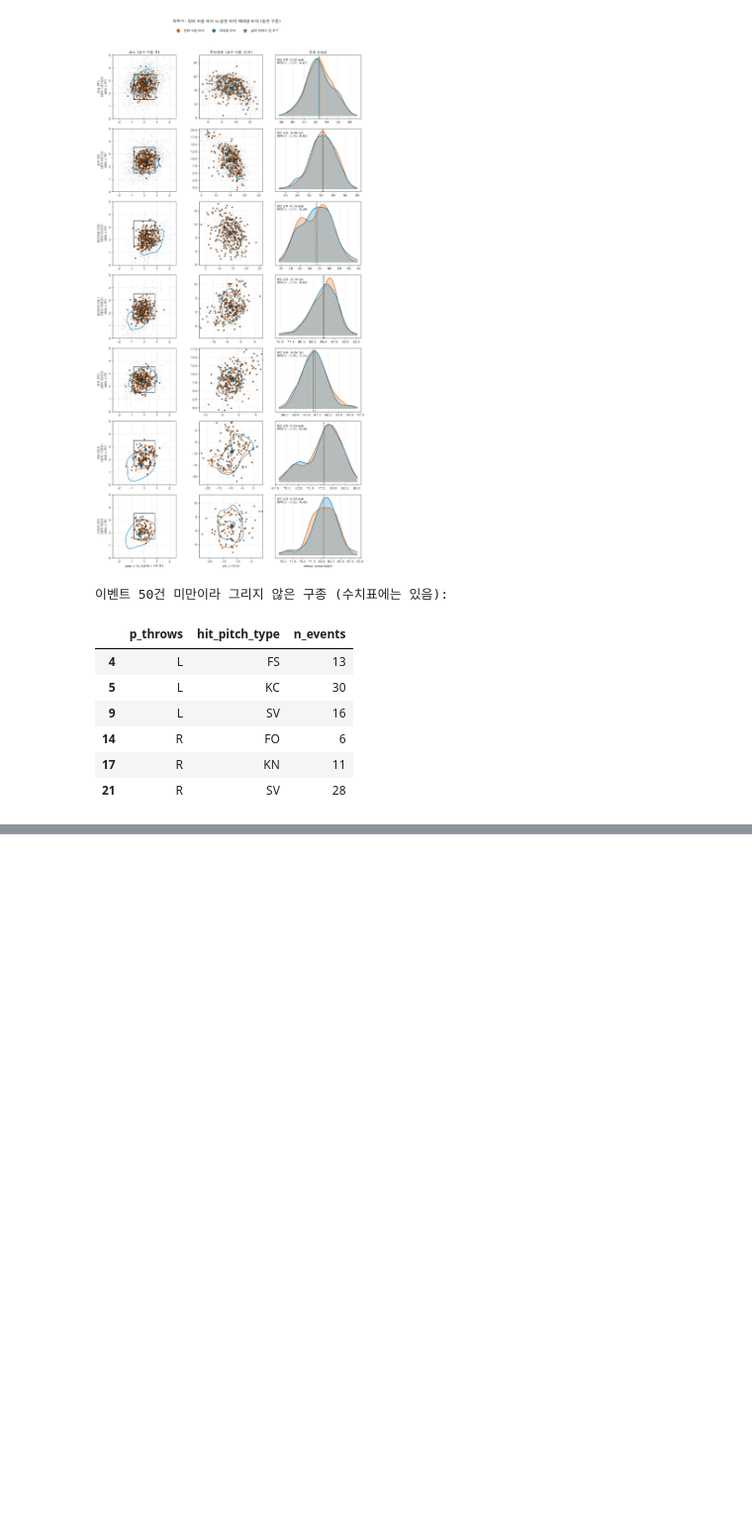
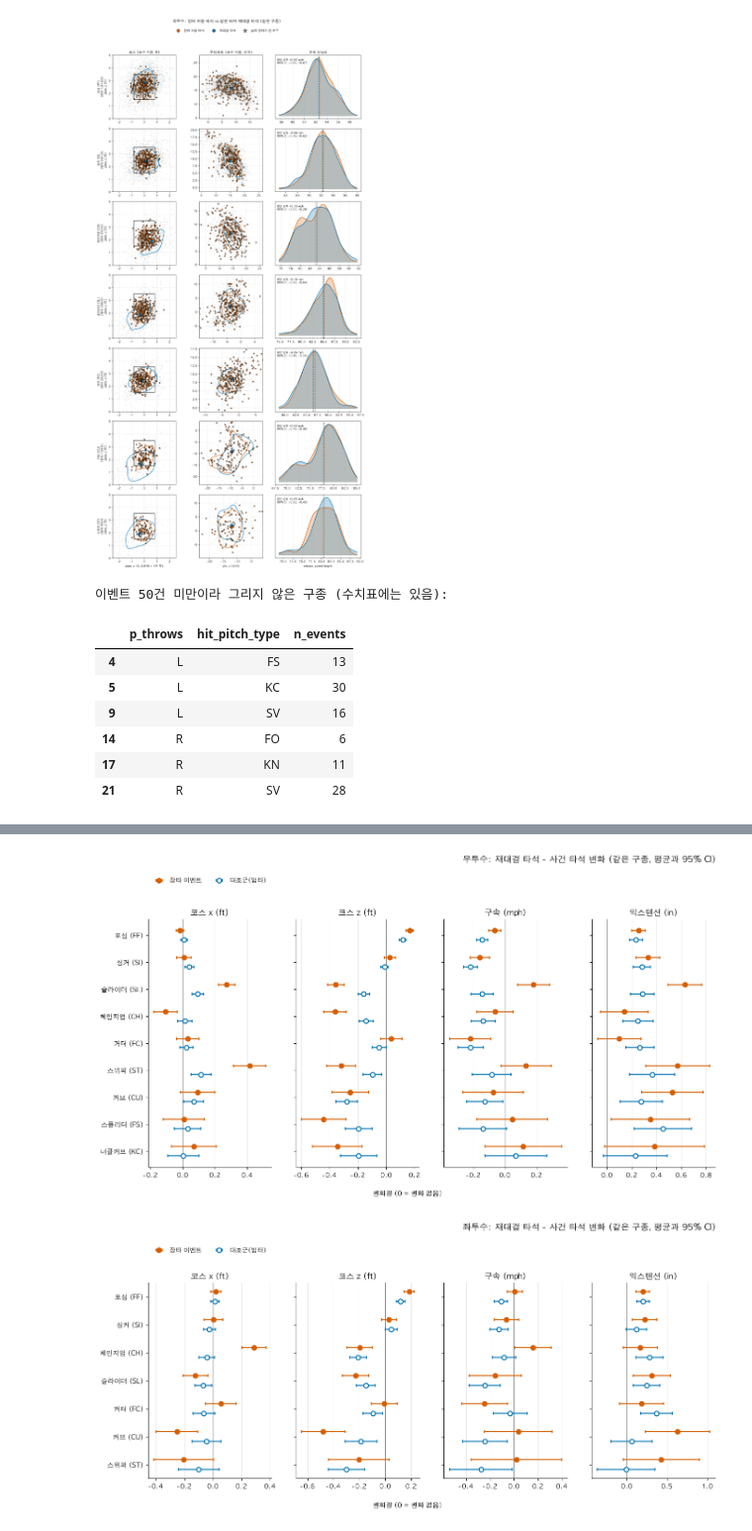
Before and after one commit to DongYun22/9th-first-project-baseball-2, a Jupyter notebook: notebooks/02_DY_rematch_pitch_execution_viz.ipynb, the cells around one changed output, grey strips where cells are left out. Shown at 99% size. Cells and saved outputs as stored; diff of their text form; code cells hidden in the pictures; blank space fills up the shorter version.

```diff
--- a/notebooks/02_DY_rematch_pitch_execution_viz.ipynb
+++ b/notebooks/02_DY_rematch_pitch_execution_viz.ipynb
@@ -52,7 +58,7 @@ MEASURES = ['plate_x', 'plate_z', 'pfx_x', 'pfx_z', 'release_speed', 'release_sp
 LOAD_COLUMNS = [
     'game_pk', 'game_date', 'at_bat_number', 'pitch_number', 'pitcher', 'player_name', 'batter',
     'stand', 'p_throws', 'pitch_type', 'events', 'balls', 'strikes', 'outs_when_up',
-    'inning', 'inning_topbot', 'home_score', 'away_score', *MEASURES,
+    'inning', 'inning_topbot', 'on_1b', 'on_2b', 'on_3b', 'home_score', 'away_score', *MEASURES,
 ]
 
 
@@ -435,0 +648,49 @@ display(omitted)
+# %%
+FOREST_MEASURES = ['plate_x', 'plate_z', 'release_speed', 'release_extension']
+GROUP_STYLE = {
+    '장타': {'color': XBH_COLOR, 'mfc': XBH_COLOR, 'offset': -0.17, 'label': '장타 이벤트'},
+    '대조군(범타)': {'color': PLACEBO_COLOR, 'mfc': 'white', 'offset': 0.17, 'label': '대조군(범타)'},
+}
+
+
+def plot_change_vs_control(did_: pd.DataFrame, hand: str):
+    """투수 손 하나의 그림 (행 = 구종, 열 = 측정값). 채운 점 = 장타, 빈 점 = 대조군."""
+    sub = did_[did_['p_throws'] == hand]
+    types = sub.drop_duplicates('hit_pitch_type').sort_values('n_장타', ascending=False)['hit_pitch_type'].tolist()
+    fig, axes = plt.subplots(1, len(FOREST_MEASURES), figsize=(13.5, 0.62 * max(len(types), 1) + 2.0), sharey=True, squeeze=False)
+    y = np.arange(len(types), dtype=float)
+    for ax, measure in zip(axes[0], FOREST_MEASURES):
+        m = sub[sub['measure'] == measure].set_index('hit_pitch_type').reindex(types)
+        ax.axvline(0, color='#888888', lw=1)
+        for name, mean_col, lo_col, hi_col in (('장타', '장타 변화', '장타 ci_low', '장타 ci_high'),
+                                               ('대조군(범타)', '대조군 변화', '대조군 ci_low', '대조군 ci_high')):
+            style = GROUP_STYLE[name]
+            ax.errorbar(
+                m[mean_col], y + style['offset'], xerr=[m[mean_col] - m[lo_col], m[hi_col] - m[mean_col]], fmt='o', ms=7,
+                color=style['color'], mfc=style['mfc'], mew=1.6, lw=1.6, capsize=2.5, label=style['label'],
+            )
+        ax.set_title(DELTA_LABELS[measure][0])
+        ax.grid(axis='x', color='#E5E5E5', lw=0.7)
+        ax.set_axisbelow(True)
+        ax.spines[['top', 'right']].set_visible(False)
+    axes[0, 0].set_yticks(y)
+    axes[0, 0].set_yticklabels([PITCH_LABELS.get(t, t) for t in types])
+    axes[0, 0].invert_yaxis()
+    axes[0, 0].legend(frameon=False, fontsize=9, loc='lower left', bbox_to_anchor=(0.0, 1.12), ncol=2)
+    fig.suptitle(f'{HAND_LABELS[hand]}: 재대결 타석 - 사건 타석 변화 (같은 구종, 평균과 95% CI)', fontsize=13, x=0.99, ha='right')
+    fig.supxlabel('변화량 (0 = 변화 없음)', fontsize=10)
+    fig.tight_layout()
+    return fig, types
+
+
+_fig, _types = plot_change_vs_control(_did.assign(p_throws='R'), 'R')
+assert _types == ['SL']
+plt.close(_fig)
+
+for hand, name in (('R', 'RHP'), ('L', 'LHP')):
+    fig, types = plot_change_vs_control(did, hand)
+    fig.savefig(FIGURE_DIR / f'rematch_execution_vs_control_{name}.png', dpi=130, bbox_inches='tight')
+    plt.show()
+# %% [output]
+[figure, added]
+[figure, added]
```
Also changed, not shown: parts of 14 cells of this notebook.
